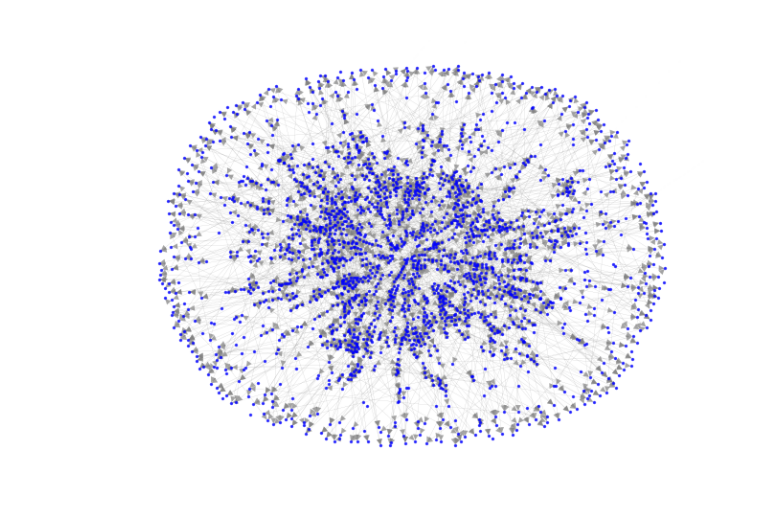
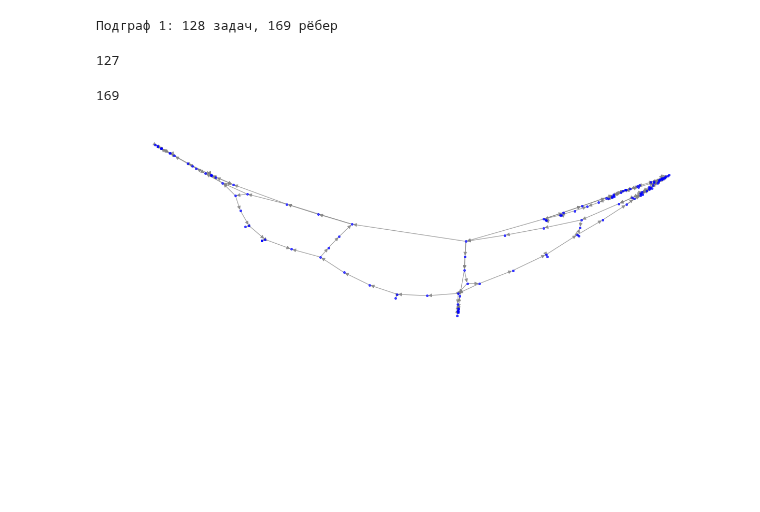
Before and after one commit to lisovskaya-ekaterina/nntile-sim, a Jupyter notebook: graph.ipynb, the cells around one changed output. Drawn from its saved outputs; the diff is of its cells as text; code cells hidden in the pictures; blank space fills up the shorter version.

Commit message:
graph_visualization

```diff
--- a/graph.ipynb
+++ b/graph.ipynb
@@ -109,19 +77,60 @@ for i in range(len(G_list)):
 # %%
-G = G_list[1]
+G = G_list[0]
+# %%
+# Функция для разбиения графа на num_parts подграфа
+def split_graph_into_parts(graph, num_parts):
+    # Получаем матрицу смежности
+    adjacency_matrix = nx.to_numpy_array(graph)
+
+    # Применяем spectral clustering для разбиения на части
+    clustering = SpectralClustering(n_clusters=num_parts, affinity='precomputed', random_state=42)
+    labels = clustering.fit_predict(adjacency_matrix)
+
+    # Создаём подграфы для каждого кластера
+    subgraphs = []
+    for i in range(num_parts):
+        nodes_in_cluster = [node for node, label in zip(graph.nodes, labels) if label == i]
+        subgraph = graph.subgraph(nodes_in_cluster).copy()
+        subgraphs.append(subgraph)
+
+    return subgraphs
+# %%
+# Разбиваем граф на 4 подграфа
+subgraphs = split_graph_into_parts(G, num_parts=1)
+
+# Печатаем информацию о каждом подграфе
+for i, subgraph in enumerate(subgraphs):
+    print(f"Подграф {i+1}: {len(subgraph.nodes)} задач, {len(subgraph.edges)} рёбер")
+# %% [output]
+Подграф 1: 128 задач, 169 рёбер
+# %%
+G = subgraphs[0]
+isolated_nodes = [node for node in G.nodes if G.degree(node) == 0]
+G.remove_nodes_from(isolated_nodes)
+# %%
+len(G.nodes)
+# %% [output]
+127
+# %%
+len(G.edges)
+# %% [output]
+169
 # %%
 options = {
     'node_color': 'blue', #  Цвет узлов
-    'node_size': 2,      # Размер узлов (уменьшите, если граф слишком плотный)
+    'node_size': 7,      # Размер узлов (уменьшите, если граф слишком плотный)
     'edge_color': 'gray', # Цвет ребер
-    'width': 0.1,        # Толщина ребер
+    'width': 1,        # Толщина ребер
     'alpha': 0.7        # Прозрачность
 }
 
-pos = nx.spring_layout(G, seed=42)
+#pos = nx.spring_layout(G, seed=42)
+pos = nx.spectral_layout(G)
+plt.figure(figsize=(12,4))
 nx.draw(G, pos, **options)
 plt.show()
 # %% [output]
-[figure, old version]
+[figure, new version]
 # %%
 #  Для интерактивной визуализации:
 import plotly.graph_objects as go
```
Also changed, not shown: parts of 5 cells of this notebook, 6 other files.
